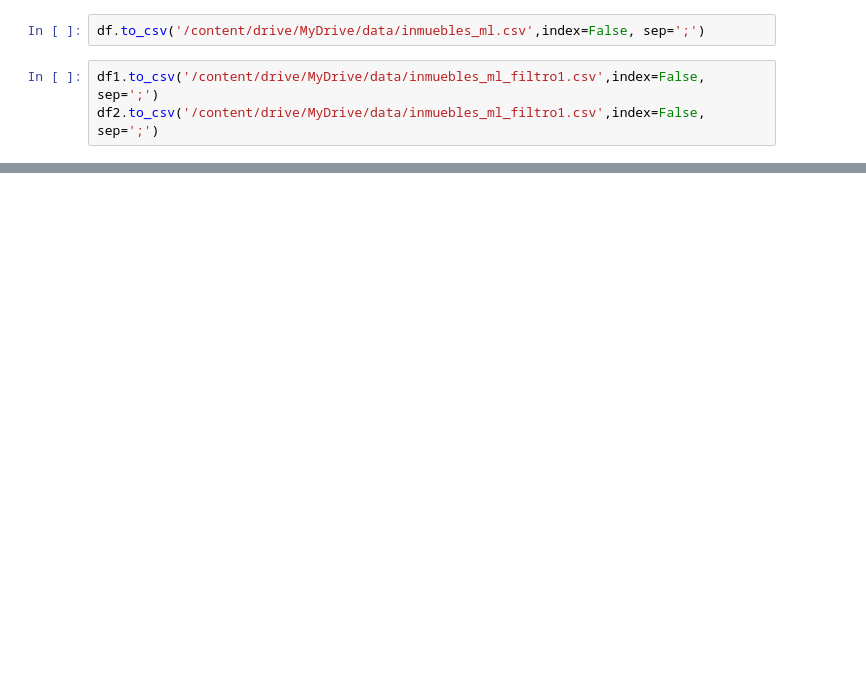
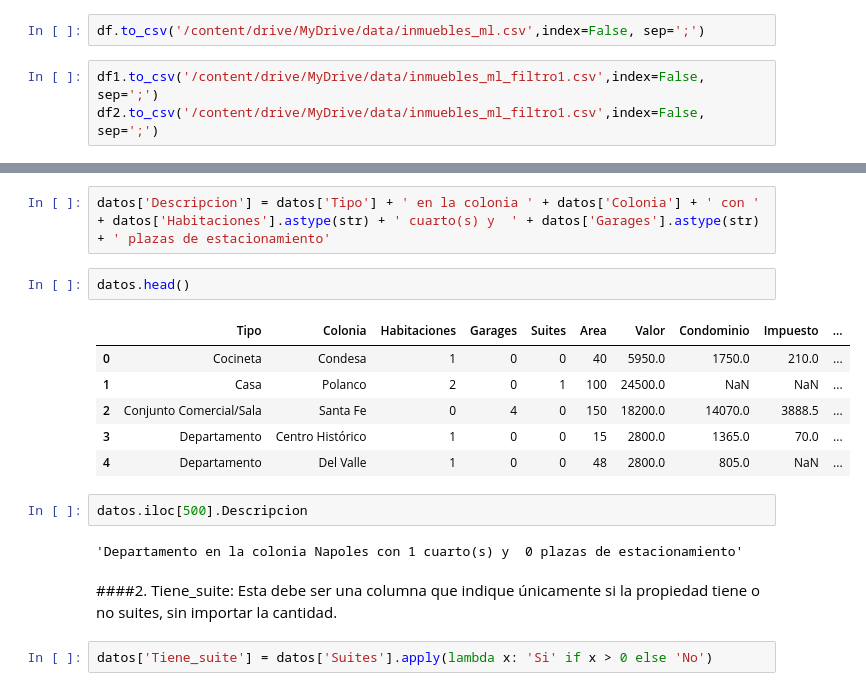
Before and after one commit to OFrancisco3/Data_Science, a Jupyter notebook: inmuebles_cdmx.ipynb, the cells around one changed output, grey strips where cells are left out. Drawn from its saved outputs; the diff is of its cells as text; blank space fills up the shorter version.

```diff
--- a/inmuebles_cdmx.ipynb
+++ b/inmuebles_cdmx.ipynb
@@ -708,0 +746,19 @@ Mounted at /content/drive
+# %%
+datos['Descripcion'] = datos['Tipo'] + ' en la colonia ' + datos['Colonia'] + ' con ' + datos['Habitaciones'].astype(str) + ' cuarto(s) y  ' + datos['Garages'].astype(str) + ' plazas de estacionamiento'
+# %%
+datos.head()
+# %% [output]
+|  | Tipo | Colonia | Habitaciones | Garages | Suites | Area | Valor | Condominio | Impuesto | ... |
+| 0 | Cocineta | Condesa | 1 | 0 | 0 | 40 | 5950.0 | 1750.0 | 210.0 | ... |
+| 1 | Casa | Polanco | 2 | 0 | 1 | 100 | 24500.0 | NaN | NaN | ... |
+| 2 | Conjunto Comercial/Sala | Santa Fe | 0 | 4 | 0 | 150 | 18200.0 | 14070.0 | 3888.5 | ... |
+| 3 | Departamento | Centro Histórico | 1 | 0 | 0 | 15 | 2800.0 | 1365.0 | 70.0 | ... |
+| 4 | Departamento | Del Valle | 1 | 0 | 0 | 48 | 2800.0 | 805.0 | NaN | ... |
+# %%
+datos.iloc[500].Descripcion
+# %% [output]
+'Departamento en la colonia Napoles con 1 cuarto(s) y  0 plazas de estacionamiento'
+# %% [markdown]
+####2. Tiene_suite: Esta debe ser una columna que indique únicamente si la propiedad tiene o no suites, sin importar la cantidad.
+# %%
+datos['Tiene_suite'] = datos['Suites'].apply(lambda x: 'Si' if x > 0 else 'No')
```
Also changed, not shown: parts of 18 cells of this notebook.
